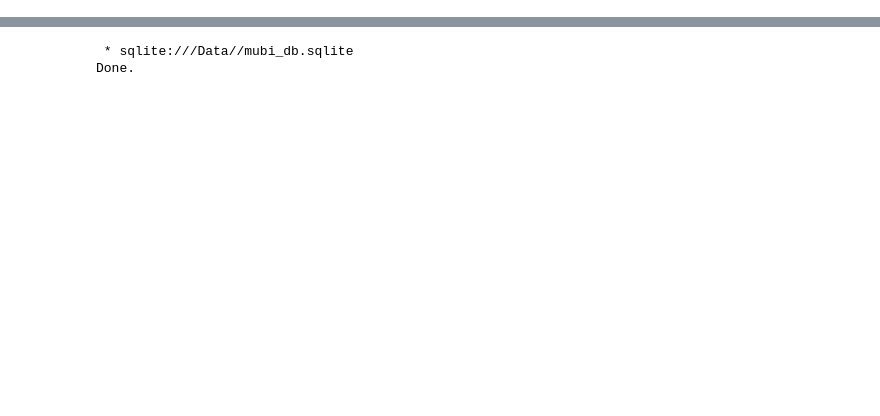
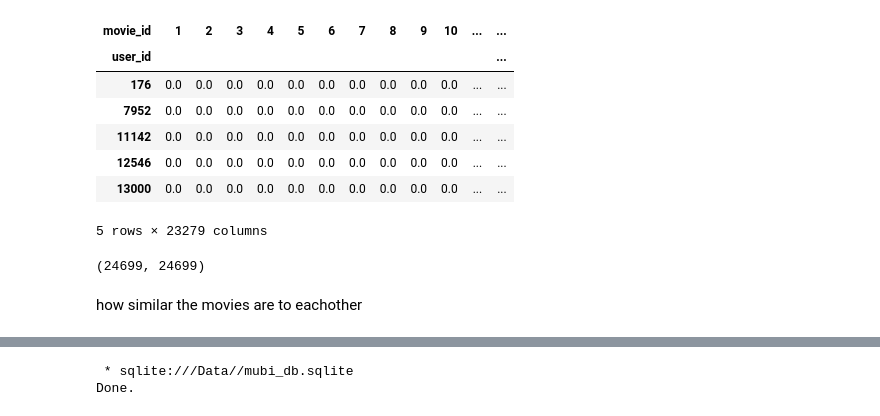
Before and after one commit to smanavi/Springboard-Capstone-Three, a Jupyter notebook: for keeping cosine simalirty.ipynb, the cells around one changed output, grey strips where cells are left out. Saved outputs shown, nothing was run; the diff lists cells and outputs as text; code cells hidden in the pictures; blank space fills up the shorter version.

```diff
--- a/Data Wrangling.ipynb
+++ b/for keeping cosine simalirty.ipynb
@@ -14,0 +297,2 @@ import seaborn as sns
+# %%
+selection_pivot = smaller_selection.pivot_table(index='movie_id', columns='user_id', values='rating_score')
@@ -14,0 +309,3 @@ import seaborn as sns
+# %%
+#oops, should have swapped the index and columns in the pivot creation
+selection_pivot = selection_pivot.T
@@ -14,0 +331,18 @@ import seaborn as sns
+# %%
+#subtract these values from the pivot table to center everything around 0
+user_ratings_centered = selection_pivot.sub(moderate_user_stats.loc[selection_pivot.index]['mean_score'],
+                                            axis=0)
+# %%
+#fill in the Nans with 0s, now that everything is centered.
+user_ratings_centered.fillna(0, inplace=True)
+# %%
+user_ratings_centered.head()
+# %% [output]
+| movie_id | 1 | 2 | 3 | 4 | 5 | 6 | 7 | 8 | 9 | 10 | ... | ... |
+| user_id |  |  |  |  |  |  |  |  |  |  |  | ... |
+| 176 | 0.0 | 0.0 | 0.0 | 0.0 | 0.0 | 0.0 | 0.0 | 0.0 | 0.0 | 0.0 | ... | ... |
+| 7952 | 0.0 | 0.0 | 0.0 | 0.0 | 0.0 | 0.0 | 0.0 | 0.0 | 0.0 | 0.0 | ... | ... |
+| 11142 | 0.0 | 0.0 | 0.0 | 0.0 | 0.0 | 0.0 | 0.0 | 0.0 | 0.0 | 0.0 | ... | ... |
+| 12546 | 0.0 | 0.0 | 0.0 | 0.0 | 0.0 | 0.0 | 0.0 | 0.0 | 0.0 | 0.0 | ... | ... |
+| 13000 | 0.0 | 0.0 | 0.0 | 0.0 | 0.0 | 0.0 | 0.0 | 0.0 | 0.0 | 0.0 | ... | ... |
+5 rows × 23279 columns
@@ -14,0 +355,6 @@ import seaborn as sns
+# %%
+similarities.shape
+# %% [output]
+(24699, 24699)
+# %% [markdown]
+how similar the movies are to eachother
```
Also changed, not shown: parts of 81 cells of this notebook.
